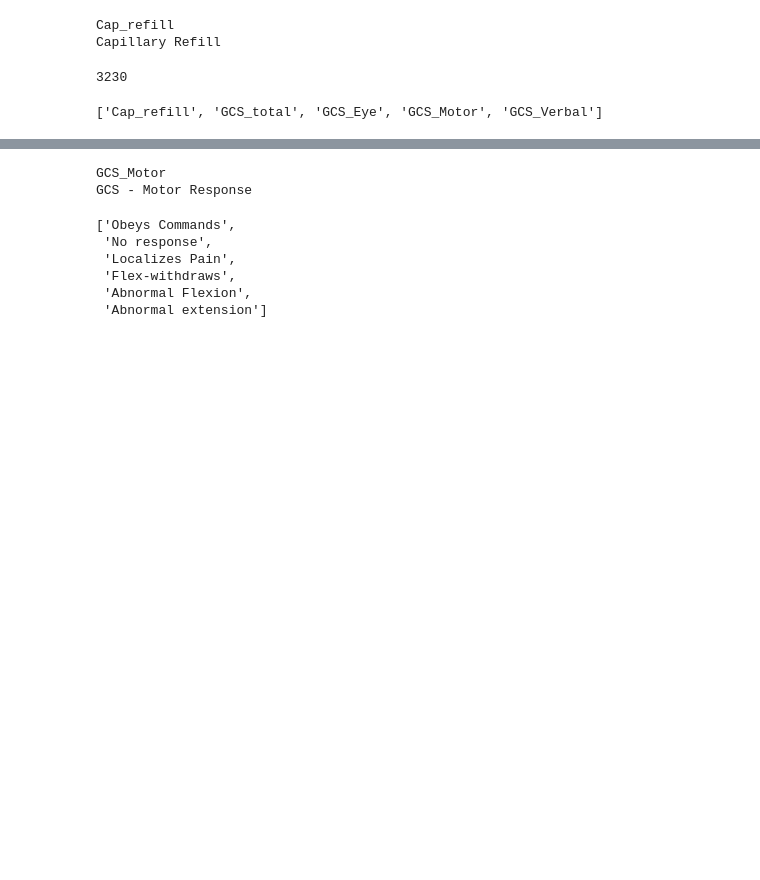
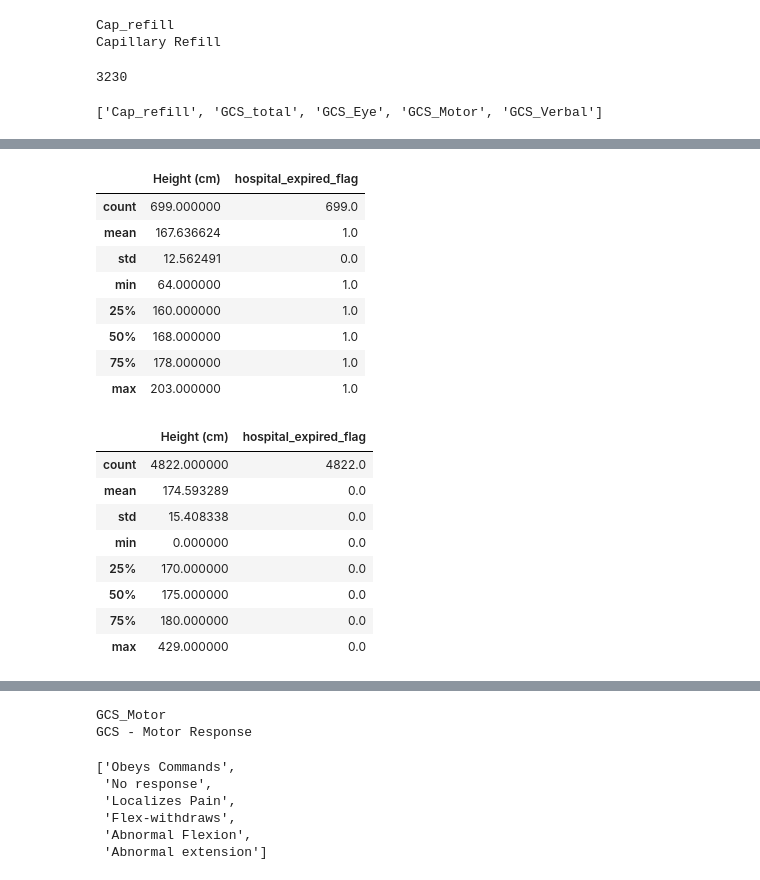
Before and after one commit to RJBeetel3/mimic3_analysis, a Jupyter notebook: CHARTEVENTS_FIRST24.ipynb, the cells around one changed output, grey strips where cells are left out. Drawn from its saved outputs; the diff is of its cells as text; code cells hidden in the pictures; blank space fills up the shorter version.

```diff
--- a/CHARTEVENTS_FIRST24.ipynb
+++ b/CHARTEVENTS_FIRST24.ipynb
@@ -586,0 +610,25 @@ cat_dict.keys()
+# %%
+dead = const_dict[col][(const_dict[col].hospital_expired_flag == 1)&
+                      (const_dict[col][col2] >20)].dropna()
+dead.name = 'Survivors'
+display(dead.describe())
+display(live.describe())
+# %% [output]
+|  | Height (cm) | hospital_expired_flag |
+| count | 699.000000 | 699.0 |
+| mean | 167.636624 | 1.0 |
+| std | 12.562491 | 0.0 |
+| min | 64.000000 | 1.0 |
+| 25% | 160.000000 | 1.0 |
+| 50% | 168.000000 | 1.0 |
+| 75% | 178.000000 | 1.0 |
+| max | 203.000000 | 1.0 |
+|  | Height (cm) | hospital_expired_flag |
+| count | 4822.000000 | 4822.0 |
+| mean | 174.593289 | 0.0 |
+| std | 15.408338 | 0.0 |
+| min | 0.000000 | 0.0 |
+| 25% | 170.000000 | 0.0 |
+| 50% | 175.000000 | 0.0 |
+| 75% | 180.000000 | 0.0 |
+| max | 429.000000 | 0.0 |
```
Also changed, not shown: parts of 5 cells of this notebook.
